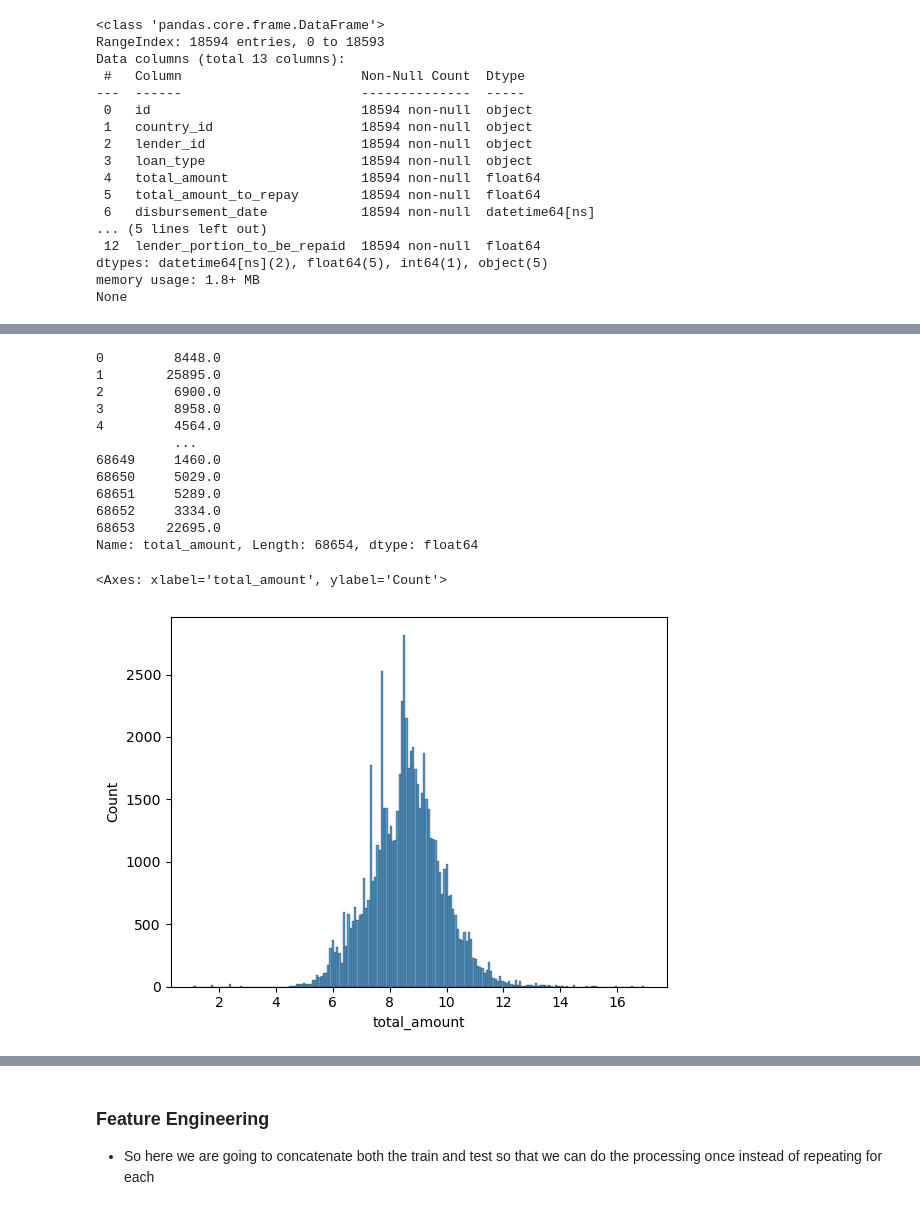
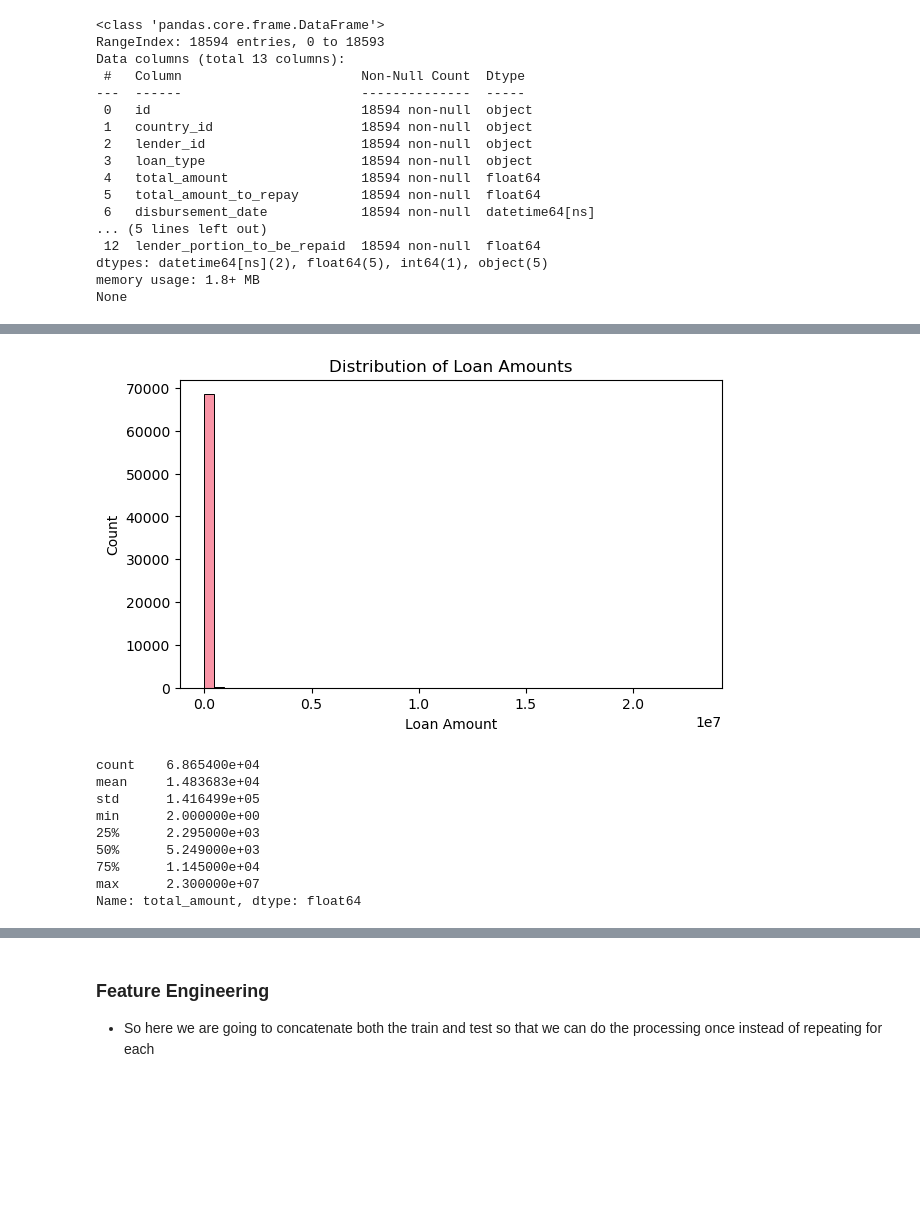
Before and after one commit to dataXpirates/credit_risk, a Jupyter notebook: notebook.ipynb, the cells around one changed output, grey strips where cells are left out. Cells and saved outputs as stored; diff of their text form; code cells hidden in the pictures; blank space fills up the shorter version.

```diff
--- a/notebook.ipynb
+++ b/notebook.ipynb
@@ -299,20 +417,21 @@ Name: proportion, dtype: float64
+# %%
+# Loan amount type distribution
+plt.figure(figsize=(7,4))
+sns.histplot(data=df,x='total_amount',bins=50)
+plt.title('Distribution of Loan Amounts')
+plt.xlabel('Loan Amount')
+plt.show()
+# %% [output]
+[figure, added]
 # %%
-df.total_amount
+df.total_amount.describe()
 # %% [output]
-0         8448.0
-1        25895.0
-2         6900.0
-3         8958.0
-4         4564.0
-          ...
-68649     1460.0
-68650     5029.0
-68651     5289.0
-68652     3334.0
-68653    22695.0
-Name: total_amount, Length: 68654, dtype: float64
+count    6.865400e+04
+mean     1.483683e+04
+std      1.416499e+05
+min      2.000000e+00
+25%      2.295000e+03
+50%      5.249000e+03
+75%      1.145000e+04
+max      2.300000e+07
+Name: total_amount, dtype: float64
-# %%
-sns.histplot(np.log1p( df.total_amount))
-# %% [output]
-<Axes: xlabel='total_amount', ylabel='Count'>
-[figure, removed]
```
Also changed, not shown: parts of 23 cells of this notebook.
